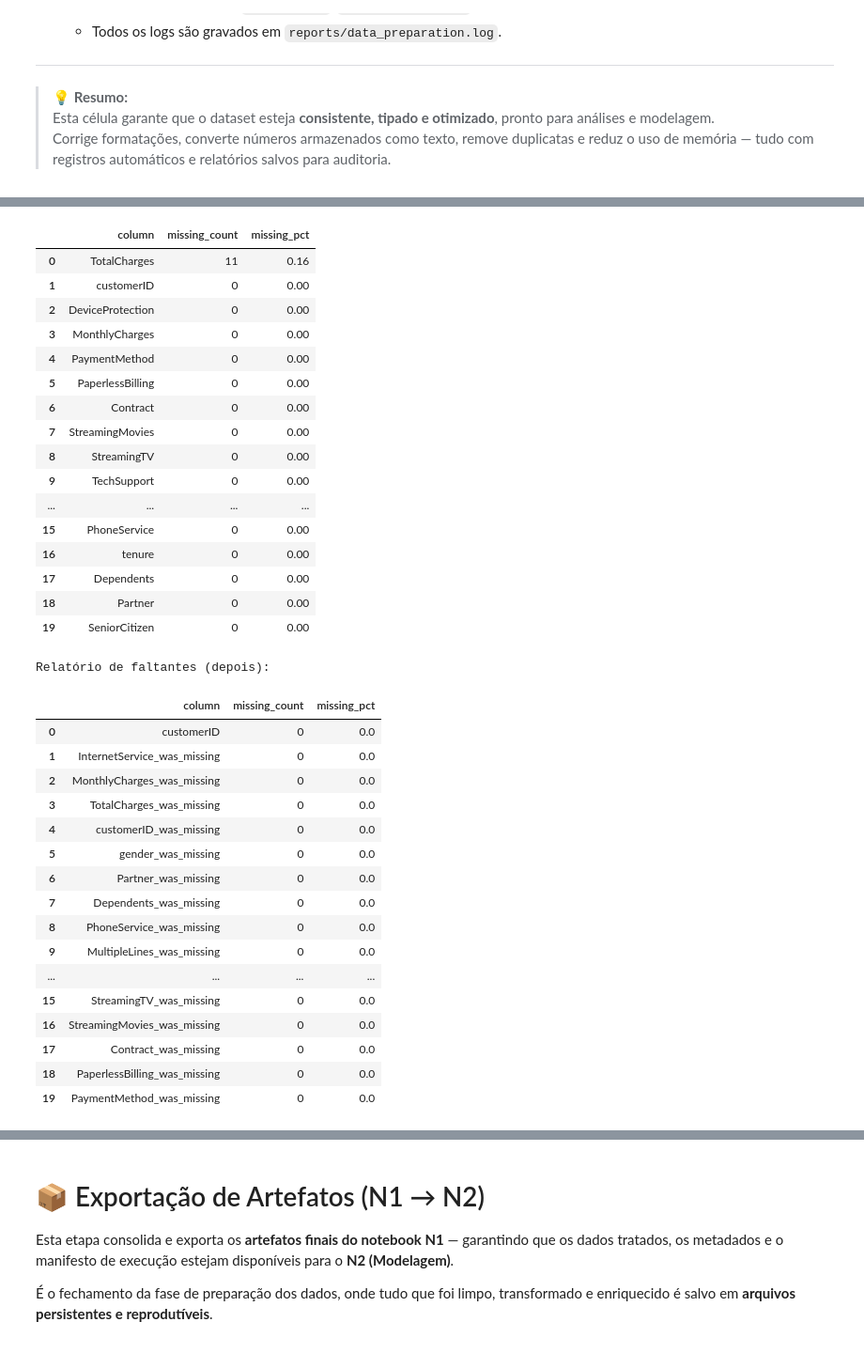
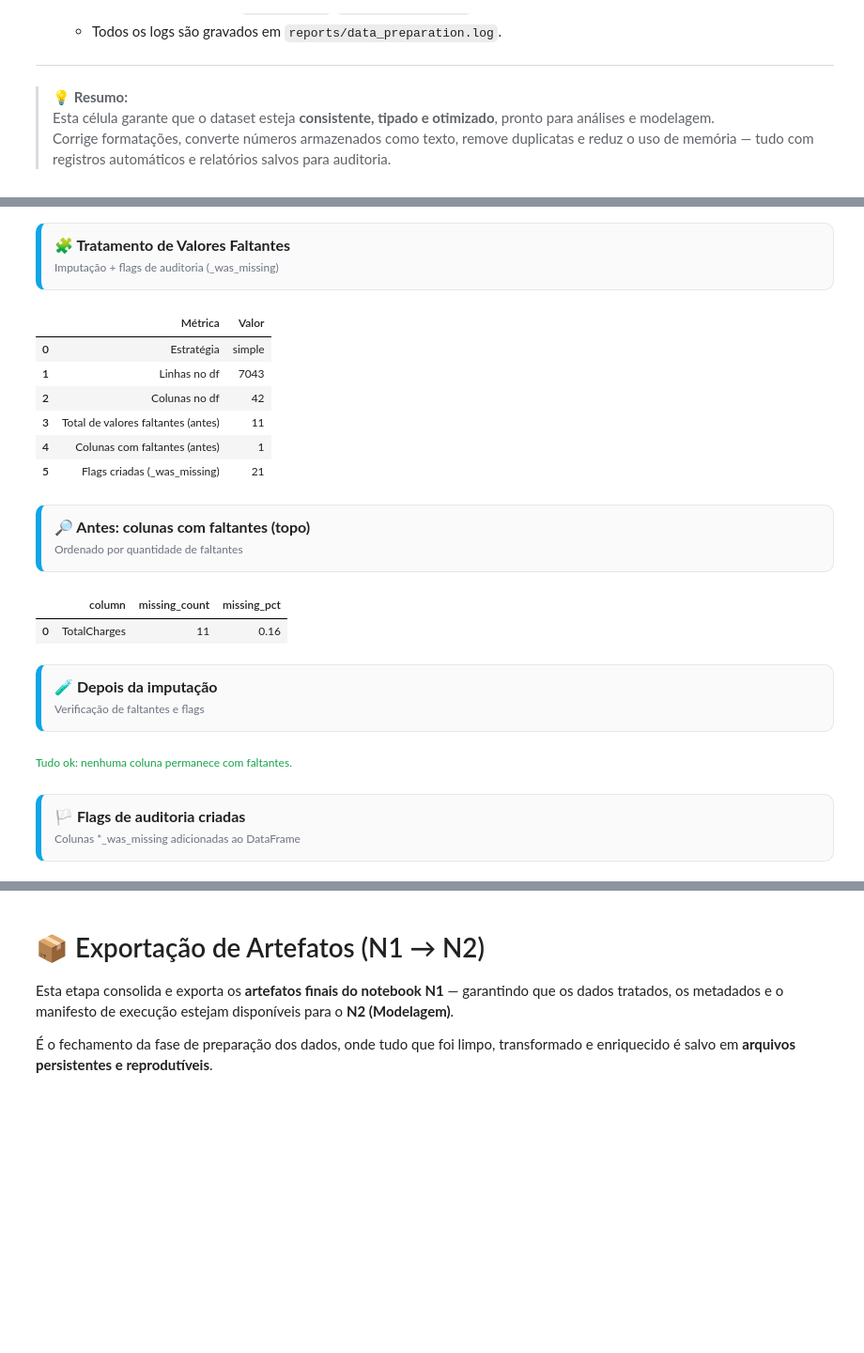
Before and after one commit to FabioAguiar/telco-customer-churn-analysis, a Jupyter notebook: notebooks/01_data_preparation_template.ipynb, the cells around one changed output, grey strips where cells are left out. Shown at 94% size. Drawn from its saved outputs; the diff is of its cells as text; code cells hidden in the pictures; blank space fills up the shorter version.

```diff
--- a/notebooks/01_data_preparation_template.ipynb
+++ b/notebooks/01_data_preparation_template.ipynb
@@ -964,28 +956,16 @@ Linhas com `True` indicam que o valor original estava ausente e foi imputado aut
 # %%
-# === N1 · Tratamento de Valores Faltantes (compacto) =========================
-import importlib, utils.utils_data as ud
-importlib.reload(ud)
+# === N1 · Tratamento de Valores Faltantes ===============
 
-# Garante df como DataFrame caso alguma etapa tenha retornado tupla
 df = ud.coerce_df(df)
 
 res = ud.handle_missing_step(
     df,
-    config=config,                     # usa config["missing"] ou chaves antigas
-    save_reports=True,                 # salva before/after em reports/missing/
-    prefer="auto"                      # "auto" tenta strategy do config e faz fallback p/ simple
+    config=config,
+    save_reports=True,
+    prefer="auto"
 )
-
 df = res["df"]
 
-print("\n✅ Tratamento de faltantes concluído!")
-print(f"→ Estratégia final: {res['strategy']}")
-print(f"→ Colunas imputadas (amostra): {res.get('imputed_cols', [])[:10] or '—'}")
-
-from IPython.display import display
-print("\nRelatório de faltantes (antes):")
-display(res["before"].head(20))
-
-print("\nRelatório de faltantes (depois):")
-display(res["after"].head(20))
+# Renderização estilizada
+ud.render_missing_step(res, df)
 # %% [output]
@@ -1009,35 +992,18 @@ Relatório de faltantes (antes):
+🧩 Tratamento de Valores Faltantes
+Imputação + flags de auditoria (_was_missing)
-|  | column | missing_count | missing_pct |
-| 0 | TotalCharges | 11 | 0.16 |
-| 1 | customerID | 0 | 0.00 |
-| 2 | DeviceProtection | 0 | 0.00 |
-| 3 | MonthlyCharges | 0 | 0.00 |
-| 4 | PaymentMethod | 0 | 0.00 |
-| 5 | PaperlessBilling | 0 | 0.00 |
-| 6 | Contract | 0 | 0.00 |
-| 7 | StreamingMovies | 0 | 0.00 |
-| 8 | StreamingTV | 0 | 0.00 |
-| 9 | TechSupport | 0 | 0.00 |
-| ... | ... | ... | ... |
-| 15 | PhoneService | 0 | 0.00 |
-| 16 | tenure | 0 | 0.00 |
-| 17 | Dependents | 0 | 0.00 |
-| 18 | Partner | 0 | 0.00 |
-| 19 | SeniorCitizen | 0 | 0.00 |
+|  | Métrica | Valor |
+| 0 | Estratégia | simple |
+| 1 | Linhas no df | 7043 |
+| 2 | Colunas no df | 42 |
+| 3 | Total de valores faltantes (antes) | 11 |
+| 4 | Colunas com faltantes (antes) | 1 |
+| 5 | Flags criadas (_was_missing) | 21 |
-Relatório de faltantes (depois):
+🔎 Antes: colunas com faltantes (topo)
+Ordenado por quantidade de faltantes
 |  | column | missing_count | missing_pct |
-| 0 | customerID | 0 | 0.0 |
-| 1 | InternetService_was_missing | 0 | 0.0 |
-| 2 | MonthlyCharges_was_missing | 0 | 0.0 |
-| 3 | TotalCharges_was_missing | 0 | 0.0 |
-| 4 | customerID_was_missing | 0 | 0.0 |
-| 5 | gender_was_missing | 0 | 0.0 |
-| 6 | Partner_was_missing | 0 | 0.0 |
-| 7 | Dependents_was_missing | 0 | 0.0 |
-| 8 | PhoneService_was_missing | 0 | 0.0 |
-| 9 | MultipleLines_was_missing | 0 | 0.0 |
-| ... | ... | ... | ... |
-| 15 | StreamingTV_was_missing | 0 | 0.0 |
-| 16 | StreamingMovies_was_missing | 0 | 0.0 |
-| 17 | Contract_was_missing | 0 | 0.0 |
-| 18 | PaperlessBilling_was_missing | 0 | 0.0 |
-| 19 | PaymentMethod_was_missing | 0 | 0.0 |
+| 0 | TotalCharges | 11 | 0.16 |
+🧪 Depois da imputação
+Verificação de faltantes e flags
+Tudo ok: nenhuma coluna permanece com faltantes.
+🏳️ Flags de auditoria criadas
+Colunas *_was_missing adicionadas ao DataFrame
```
Also changed, not shown: parts of 29 cells of this notebook, 7 other files.
